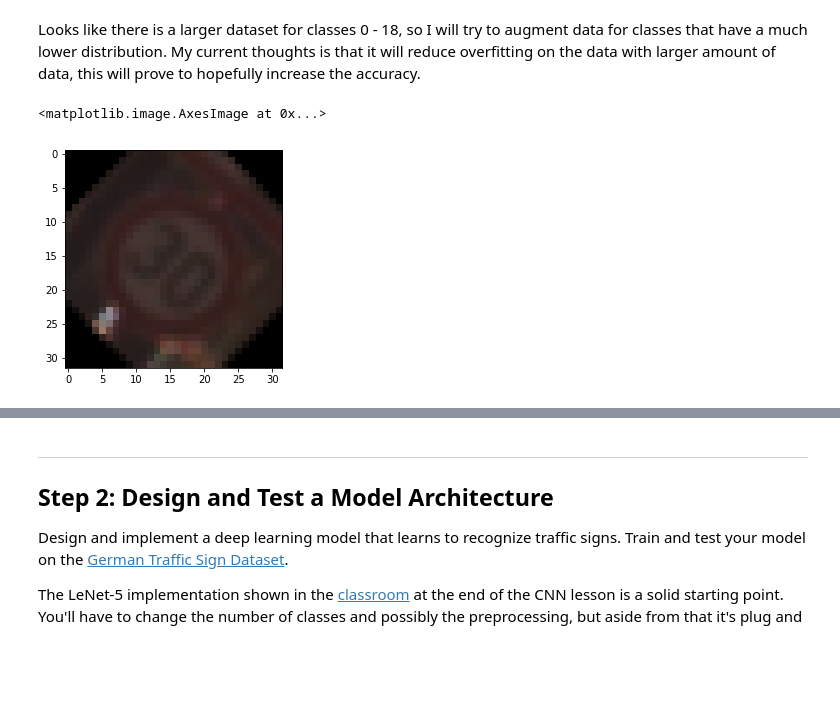
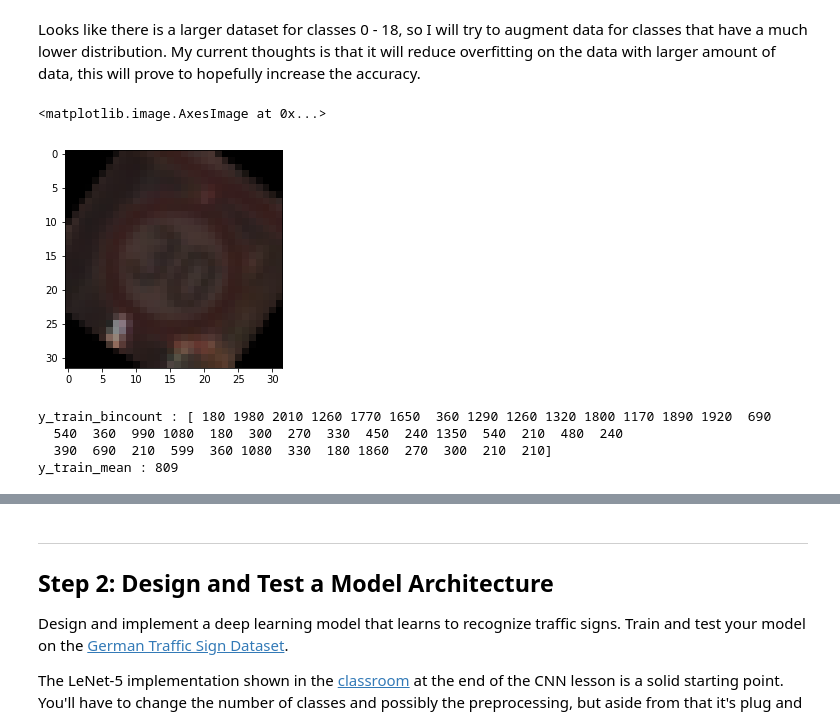
Before and after one commit to Rxmeez/SDCND-1-TrafficSignClassifier, a Jupyter notebook: Traffic_Sign_Classifier.ipynb, the cells around one changed output, grey strips where cells are left out. Cells and saved outputs as stored; diff of their text form; code cells hidden in the pictures; blank space fills up the shorter version.

Commit message:
Adding more Augmented data where images are rotated from -35, to 35. Accuracy achieved 0.77.

```diff
--- a/Traffic_Sign_Classifier.ipynb
+++ b/Traffic_Sign_Classifier.ipynb
@@ -121,13 +121,52 @@ My current thoughts is that it will reduce overfitting on the data with larger a
 # %%
 img = X_train[2500]
 def rotate_img(img, rotation, cols=32, rows=32):
     """To rotate images for a given rotation for a default image (32, 32)"""
     matrix = cv2.getRotationMatrix2D((cols/2, rows/2), rotation, 1)
     image = cv2.warpAffine(img, matrix, (cols, rows))
     return image
 
-tst_img = rotate_img(X_train[2500], -45)
+tst_img = rotate_img(X_train[2500], -35)
 plt.imshow(tst_img)
 # %% [output]
 <matplotlib.image.AxesImage at 0x...>
-[figure, old version]
+[figure, new version]
+# %%
+# Augment new data from existing by rotating
+# Number of data in each bin
+y_train_bincount = np.bincount(y_train)
+print("y_train_bincount : {}".format(y_train_bincount))
+y_train_mean = np.int(np.mean(y_train_bincount))
+print("y_train_mean : {}".format(y_train_mean))
+rotate_values = [-35, -25, -15, -5, 5, 15, 25, 35]
+
+Augmented_X_train = []
+Augmented_y_train = []
+
+for i in range(len(y_train_bincount)):
+
+    if y_train_bincount[i] <= y_train_mean:
+        # Need to generate more data
+        diff = y_train_mean - y_train_bincount[i]
+        y_values = np.where(y_train == i)
+
+
+        for j in range(diff):
+            # Select a random image in X_train where y_train is from the same bin
+            index = random.randint(0, y_train_bincount[i] - 1)
+            rotate_index = random.randint(0, len(rotate_values) - 1)
+
+            X_data = X_train[y_values][index]
+            X_data = rotate_img(X_data, rotate_values[rotate_index])
+            y_data = i
+
+            Augmented_X_train.append(X_data)
+            Augmented_y_train.append(y_data)
+
+#print("Augmented_X_train : {}".format(Augmented_X_train))
+#print("Augmented_y_train : {}".format(Augmented_y_train))
+# %% [output]
+y_train_bincount : [ 180 1980 2010 1260 1770 1650  360 1290 1260 1320 1800 1170 1890 1920  690
+  540  360  990 1080  180  300  270  330  450  240 1350  540  210  480  240
+  390  690  210  599  360 1080  330  180 1860  270  300  210  210]
+y_train_mean : 809
```
Also changed, not shown: parts of 6 cells of this notebook, 3 other files.
